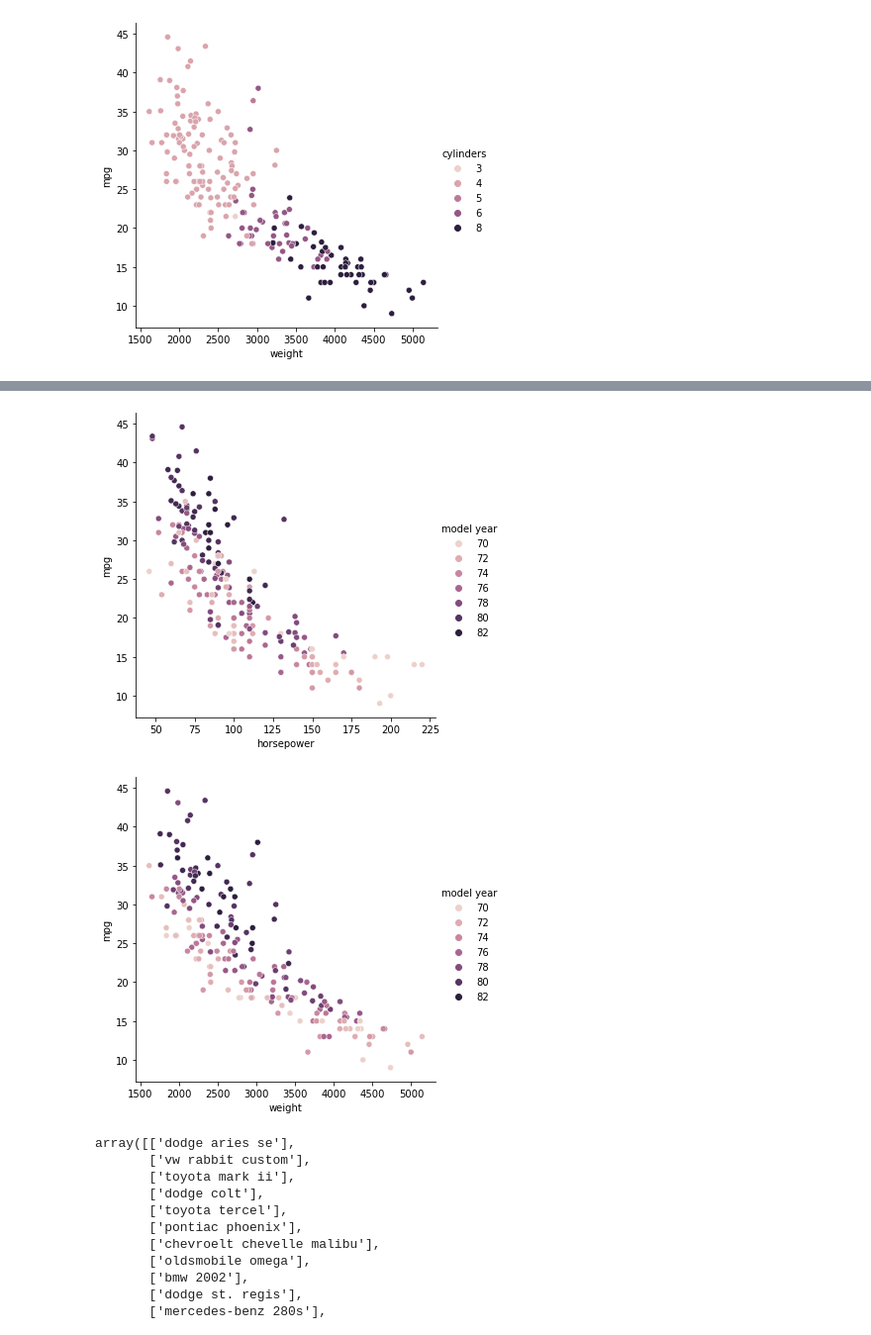
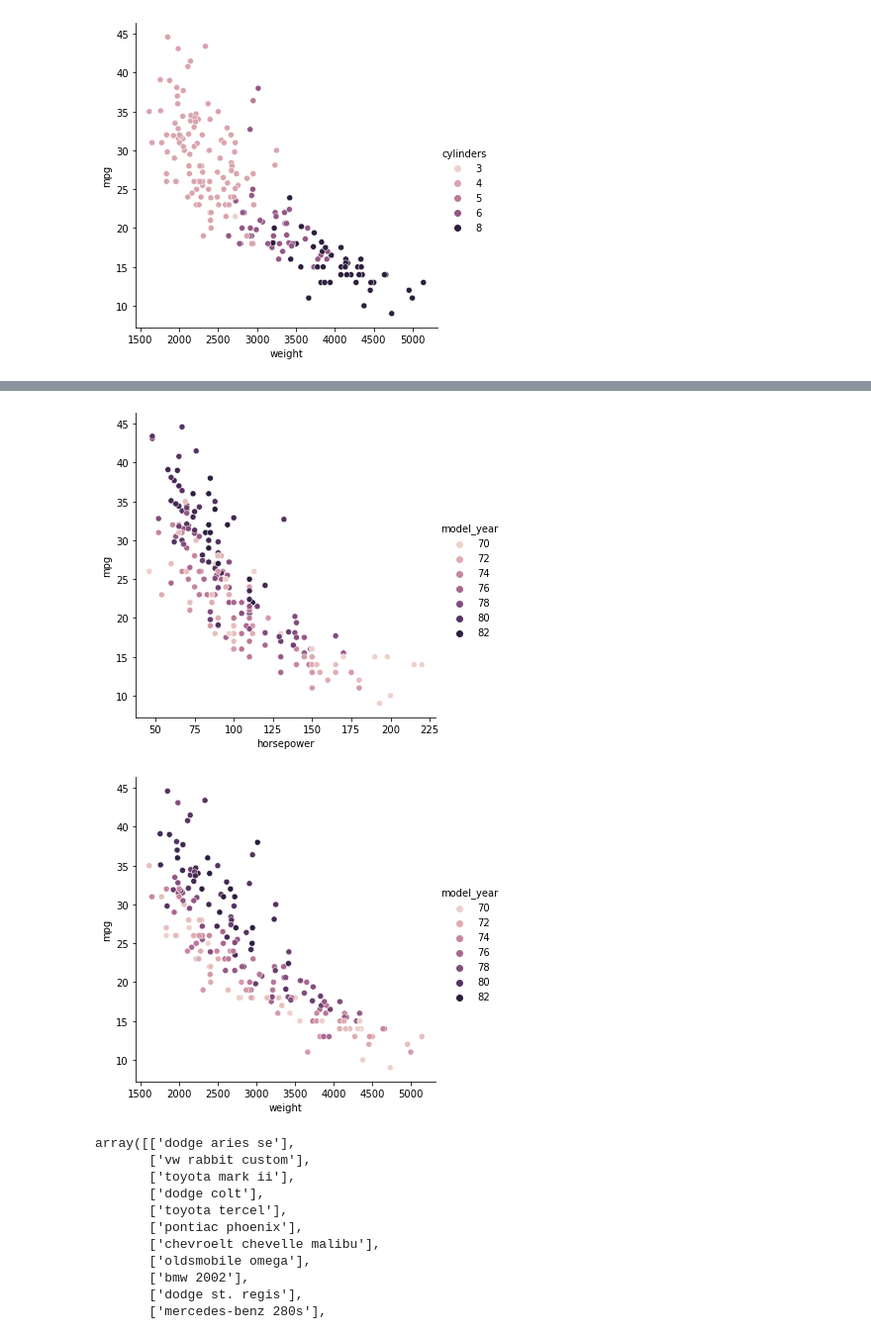
Before and after one commit to tomitayuuki/study, a Jupyter notebook: 自動車の走行距離（書き直し）.ipynb, the cells around one changed output, grey strips where cells are left out. Shown at 99% size. Cells and saved outputs as stored; diff of their text form; code cells hidden in the pictures.

```diff
--- a/自動車の走行距離（書き直し）.ipynb
+++ b/自動車の走行距離（書き直し）.ipynb
@@ -6,8 +7,8 @@ import seaborn as sns
 # %%
-filepath_train = './data/train.csv'
+filepath_train = './../data/train.csv'
 df_train = pd.read_csv(filepath_train)
-filepath_test = './data/test.csv'
+filepath_test = './../data/test.csv'
 df_test = pd.read_csv(filepath_test)
 df_train = df_train.rename(columns={'model year':'model_year','car name':'car_name'})
-df_test = df_test.rename(columns={'model year':'model_year','car name':'car_name'})
+df_test = df_test.rename(columns={'model_year':'model_year','car name':'car_name'})
 # %%
@@ -206,14 +209,13 @@ plt.show()
 # %%
-# horsepower mpg model year
-sns.relplot(data=df_train_nn,x='horsepower',y='mpg', hue='model year')
+# horsepower mpg model_year
+sns.relplot(data=df_train_nn,x='horsepower',y='mpg', hue='model_year')
 plt.show()
 # %% [output]
-[figure, old version]
+[figure, new version]
 # %%
-# weight mpg model year
-sns.relplot(data=df_train_nn,x='weight',y='mpg', hue='model year')
-plt.savefig('./img/scatter.png')
+# weight mpg model_year
+sns.relplot(data=df_train_nn,x='weight',y='mpg', hue='model_year')
 plt.show()
 # %% [output]
-[figure, old version]
+[figure, new version]
 # %%
```
Also changed, not shown: parts of 69 cells of this notebook.
